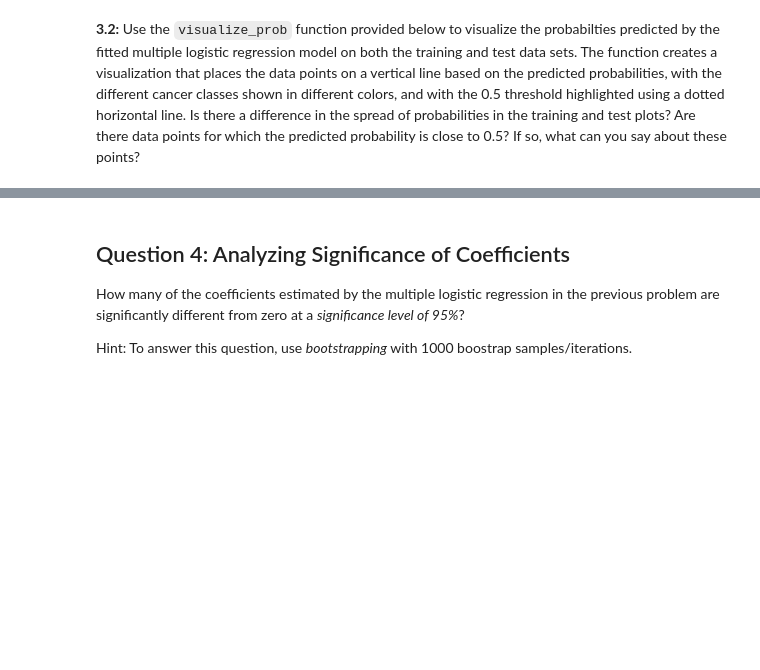
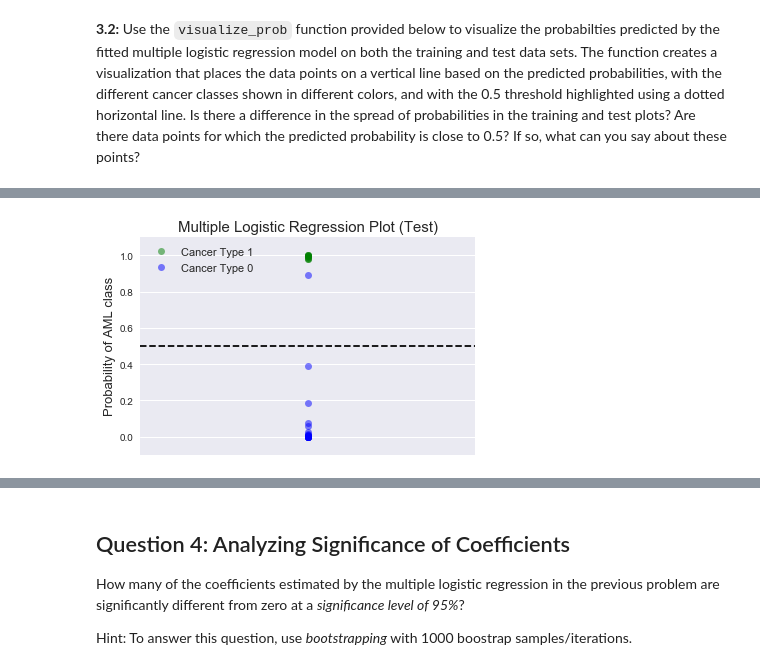
Before and after one commit to ejohnsson/CS109A, a Jupyter notebook: cs109_hw5_Erik.ipynb, the cells around one changed output, grey strips where cells are left out. Cells and saved outputs as stored; diff of their text form; code cells hidden in the pictures; blank space fills up the shorter version.

```diff
--- a/cs109_hw5_Erik.ipynb
+++ b/cs109_hw5_Erik.ipynb
@@ -403,0 +415,16 @@ Your answer here
+# %%
+## Visualize Test Preds
+
+# Declare Plot
+fig, axis = plt.subplots(1,1)
+
+# Plot Data
+visualize_prob(multi_log, x_test, data_test['Cancer_type'], axis)
+
+# Label
+plt.title('Multiple Logistic Regression Plot (Test)', fontsize=15)
+plt.legend(loc=2, fontsize=11)
+
+plt.show()
+# %% [output]
+[figure, added]
```
Also changed, not shown: parts of 68 cells of this notebook.
